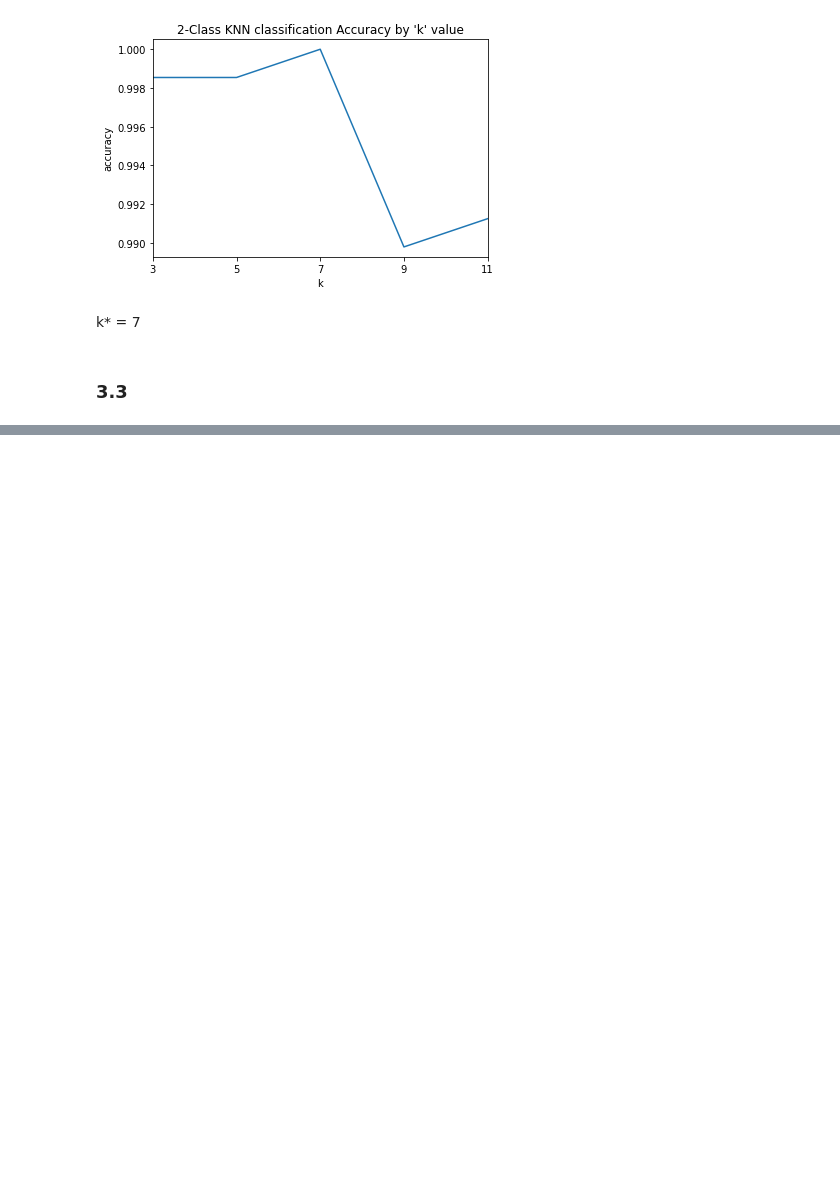
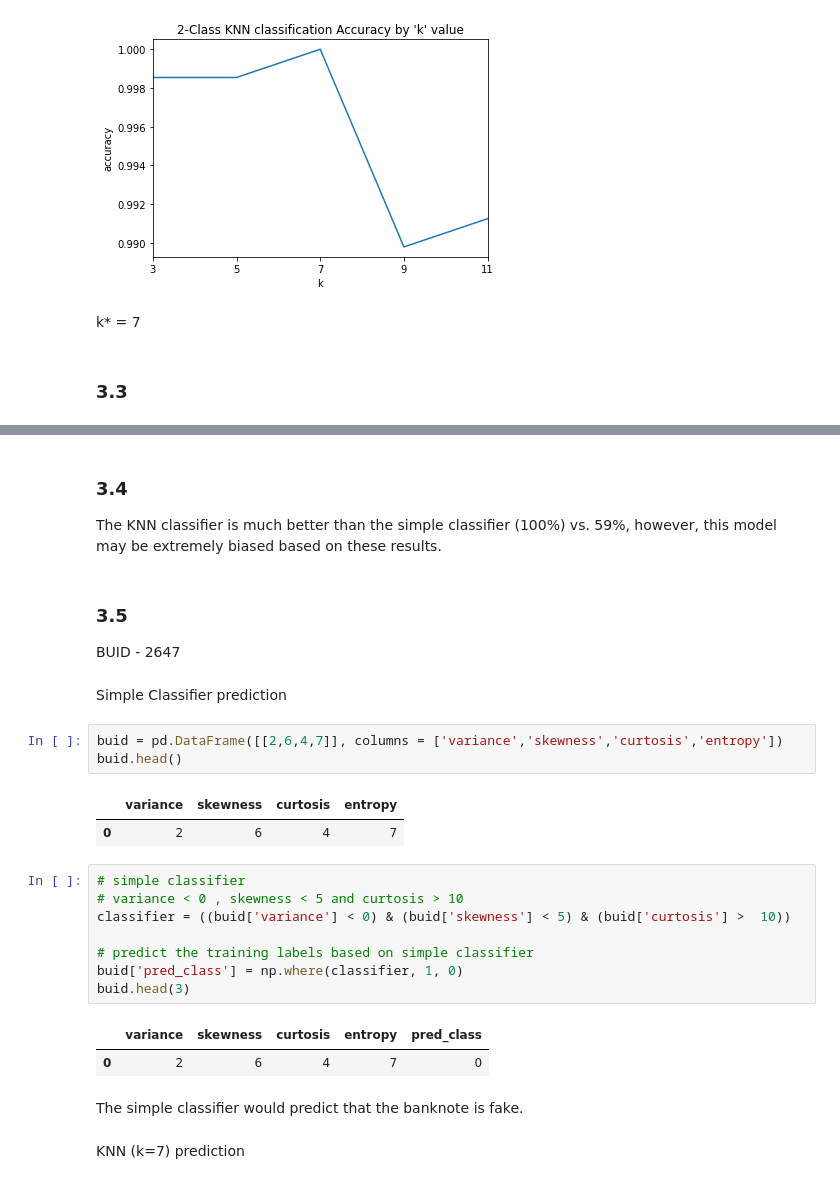
Before and after one commit to ndeen/ml_python, a Jupyter notebook: hw/hw3/ndeen_hw3.ipynb, the cells around one changed output, grey strips where cells are left out. Saved outputs shown, nothing was run; the diff lists cells and outputs as text; blank space fills up the shorter version.

```diff
--- a/hw/hw3/ndeen_hw3.ipynb
+++ b/hw/hw3/ndeen_hw3.ipynb
@@ -365,0 +449,29 @@ k* = 7
+# %% [markdown]
+### 3.4
+The KNN classifier is much better than the simple classifier (100%) vs. 59%, however, this model may be extremely biased based on these results.
+# %% [markdown]
+### 3.5
+BUID - 2647
+# %% [markdown]
+Simple Classifier prediction
+# %%
+buid = pd.DataFrame([[2,6,4,7]], columns = ['variance','skewness','curtosis','entropy'])
+buid.head()
+# %% [output]
+|  | variance | skewness | curtosis | entropy |
+| 0 | 2 | 6 | 4 | 7 |
+# %%
+# simple classifier
+# variance < 0 , skewness < 5 and curtosis > 10
+classifier = ((buid['variance'] < 0) & (buid['skewness'] < 5) & (buid['curtosis'] >  10))
+
+# predict the training labels based on simple classifier
+buid['pred_class'] = np.where(classifier, 1, 0)
+buid.head(3)
+# %% [output]
+|  | variance | skewness | curtosis | entropy | pred_class |
+| 0 | 2 | 6 | 4 | 7 | 0 |
+# %% [markdown]
+The simple classifier would predict that the banknote is fake.
+# %% [markdown]
+KNN (k=7) prediction
```
Also changed, not shown: parts of 23 cells of this notebook.
